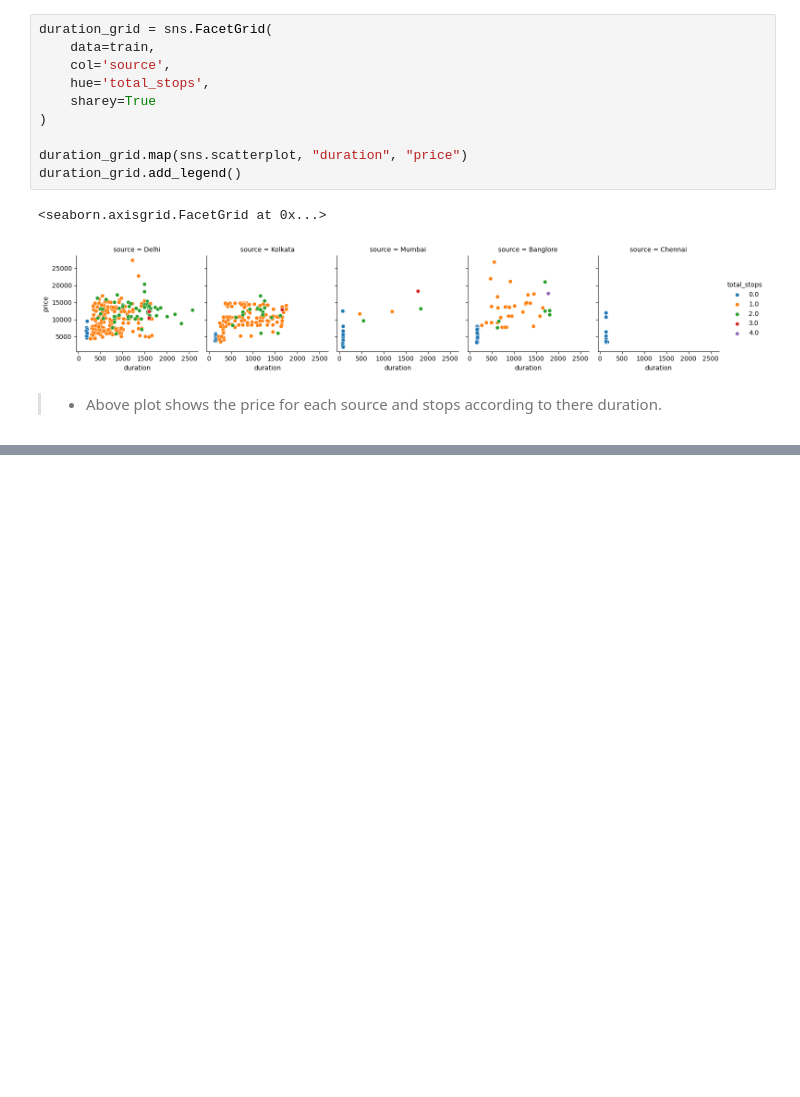
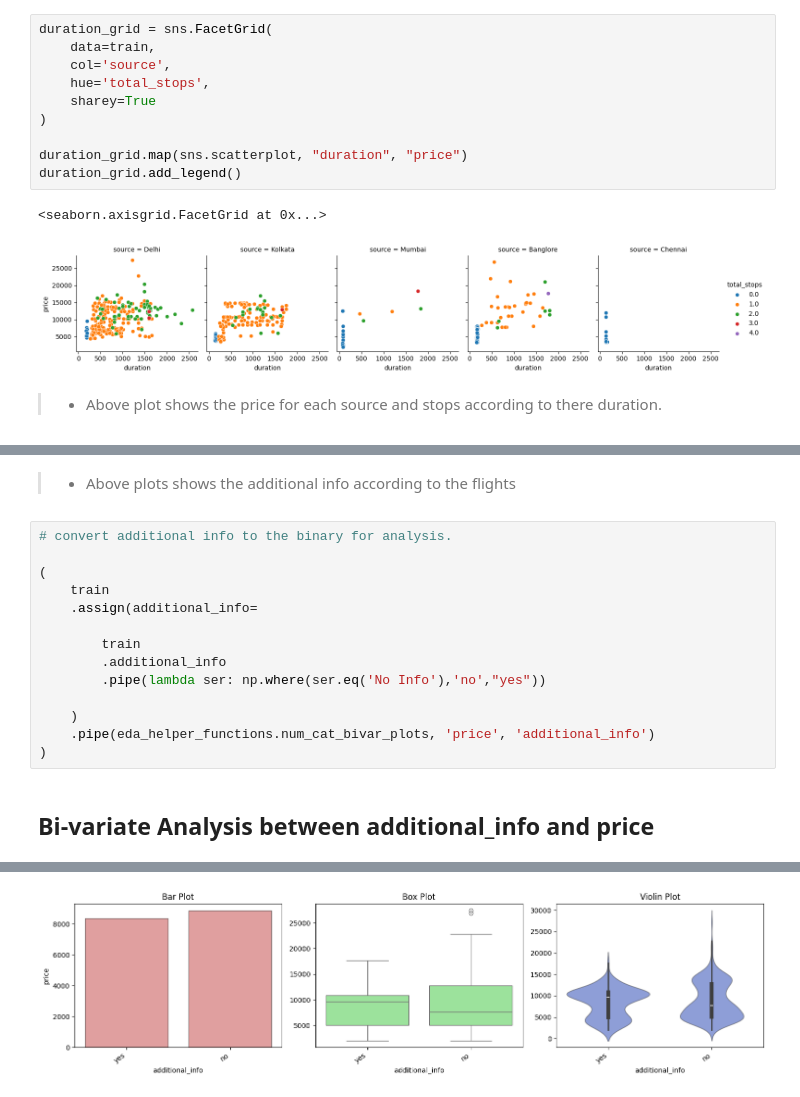
Before and after one commit to ninja03jod/SageMaker_Flight_Price_Prediction, a Jupyter notebook: Notebooks/EDA.ipynb, the cells around one changed output, grey strips where cells are left out. Saved outputs shown, nothing was run; the diff lists cells and outputs as text; blank space fills up the shorter version.

```diff
--- a/Notebooks/EDA.ipynb
+++ b/Notebooks/EDA.ipynb
@@ -794,0 +869,18 @@ duration_grid.add_legend()
+# %% [markdown]
+>- Above plots shows the additional info according to the flights
+# %%
+# convert additional info to the binary for analysis.
+
+(
+    train
+    .assign(additional_info=
+
+        train
+        .additional_info
+        .pipe(lambda ser: np.where(ser.eq('No Info'),'no',"yes"))
+
+    )
+    .pipe(eda_helper_functions.num_cat_bivar_plots, 'price', 'additional_info')
+)
+# %% [output]
+Bi-variate Analysis between additional_info and price
@@ -794,0 +888 @@ duration_grid.add_legend()
+[figure, added]
```
Also changed, not shown: parts of 8 cells of this notebook.
